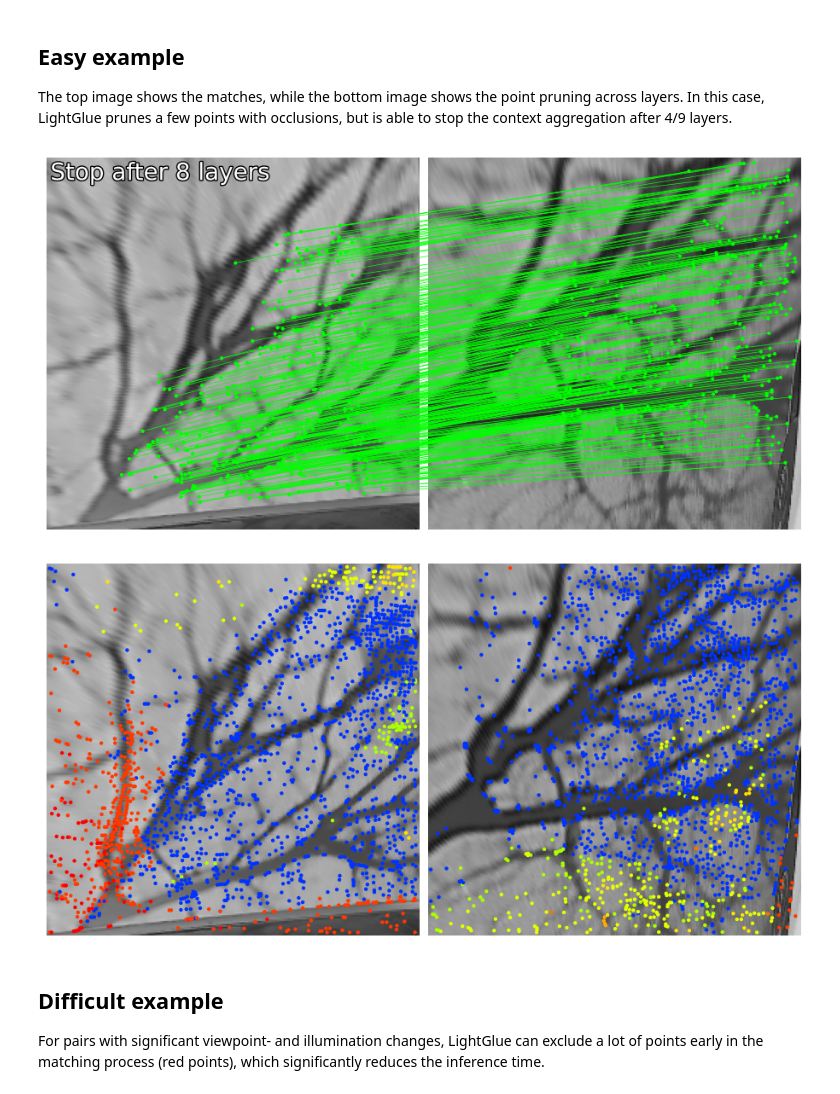
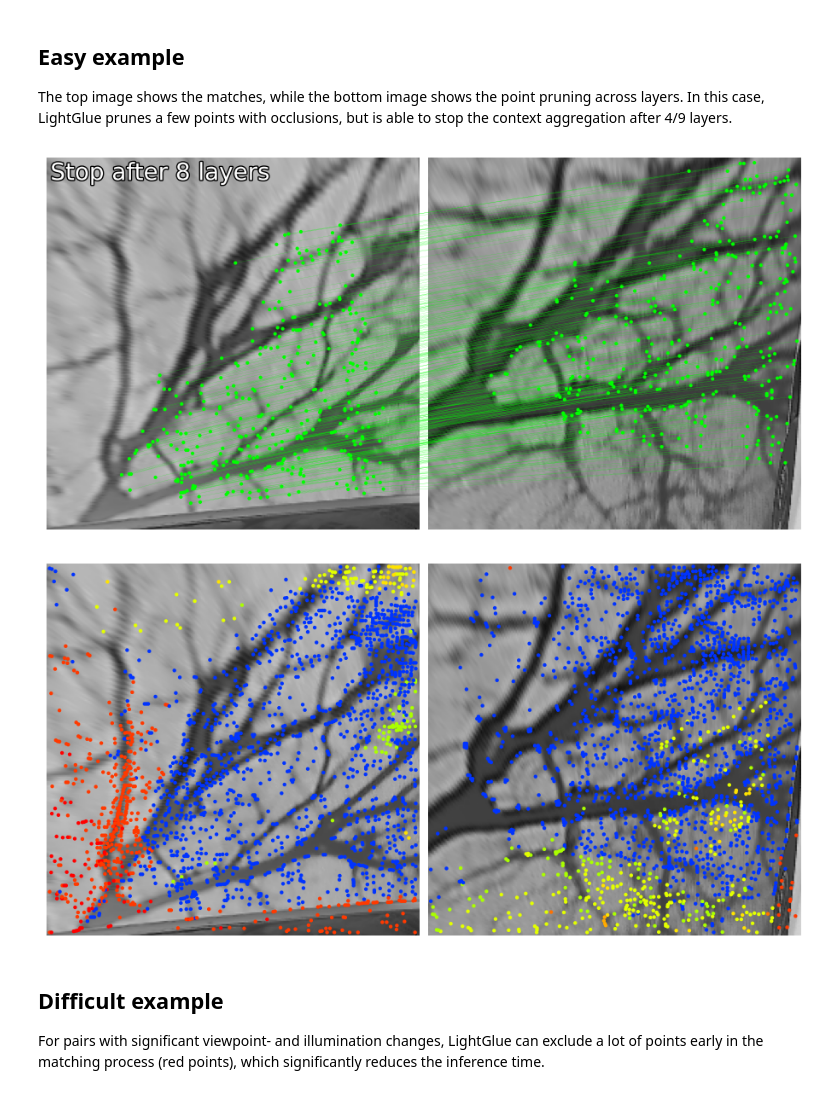
Before and after one commit to yale568/Demo-Project, a Jupyter notebook: demo.ipynb, the cells around one changed output. Drawn from its saved outputs; the diff is of its cells as text; code cells hidden in the pictures.

```diff
--- a/demo.ipynb
+++ b/demo.ipynb
@@ -31,26 +31,26 @@ The top image shows the matches, while the bottom image shows the point pruning
 # %%
 image0 = load_image(images / "front-left.bmp")
 image1 = load_image(images / "left-front.bmp")
 
 feats0 = extractor.extract(image0.to(device))
 feats1 = extractor.extract(image1.to(device))
 matches01 = matcher({"image0": feats0, "image1": feats1})
 feats0, feats1, matches01 = [
     rbd(x) for x in [feats0, feats1, matches01]
 ]  # remove batch dimension
 
 kpts0, kpts1, matches = feats0["keypoints"], feats1["keypoints"], matches01["matches"]
 m_kpts0, m_kpts1 = kpts0[matches[..., 0]], kpts1[matches[..., 1]]
 
 axes = viz2d.plot_images([image0, image1])
-viz2d.plot_matches(m_kpts0, m_kpts1, color="lime", lw=0.1)
+viz2d.plot_matches(m_kpts0, m_kpts1, color="lime", lw=0.05)
 viz2d.add_text(0, f'Stop after {matches01["stop"]} layers', fs=20)
 
 kpc0, kpc1 = viz2d.cm_prune(matches01["prune0"]), viz2d.cm_prune(matches01["prune1"])
 viz2d.plot_images([image0, image1])
 viz2d.plot_keypoints([kpts0, kpts1], colors=[kpc0, kpc1], ps=10)
 # %% [output]
-[figure, old version]
+[figure, new version]
 [figure]
 # %% [markdown]
 ## Difficult example
```
